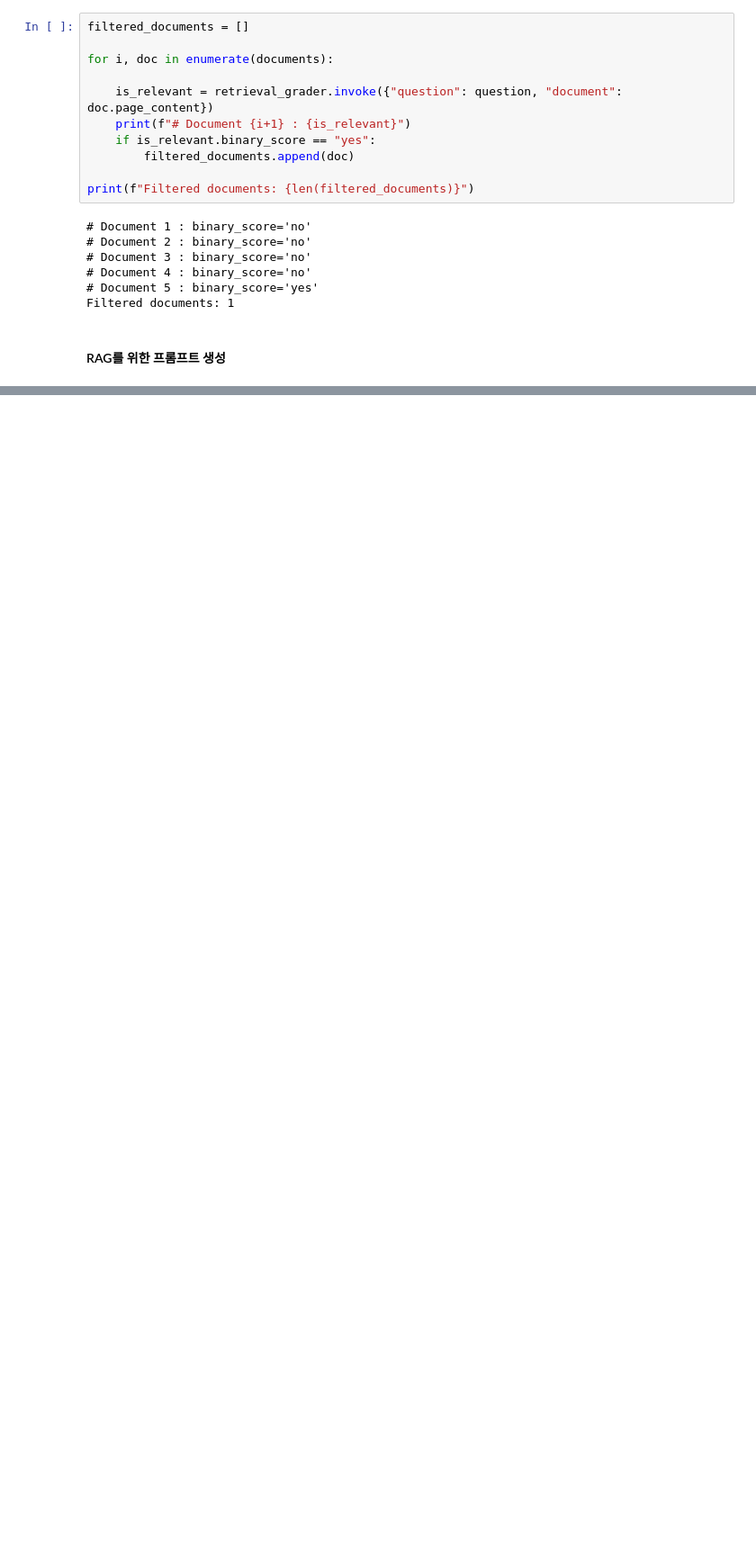
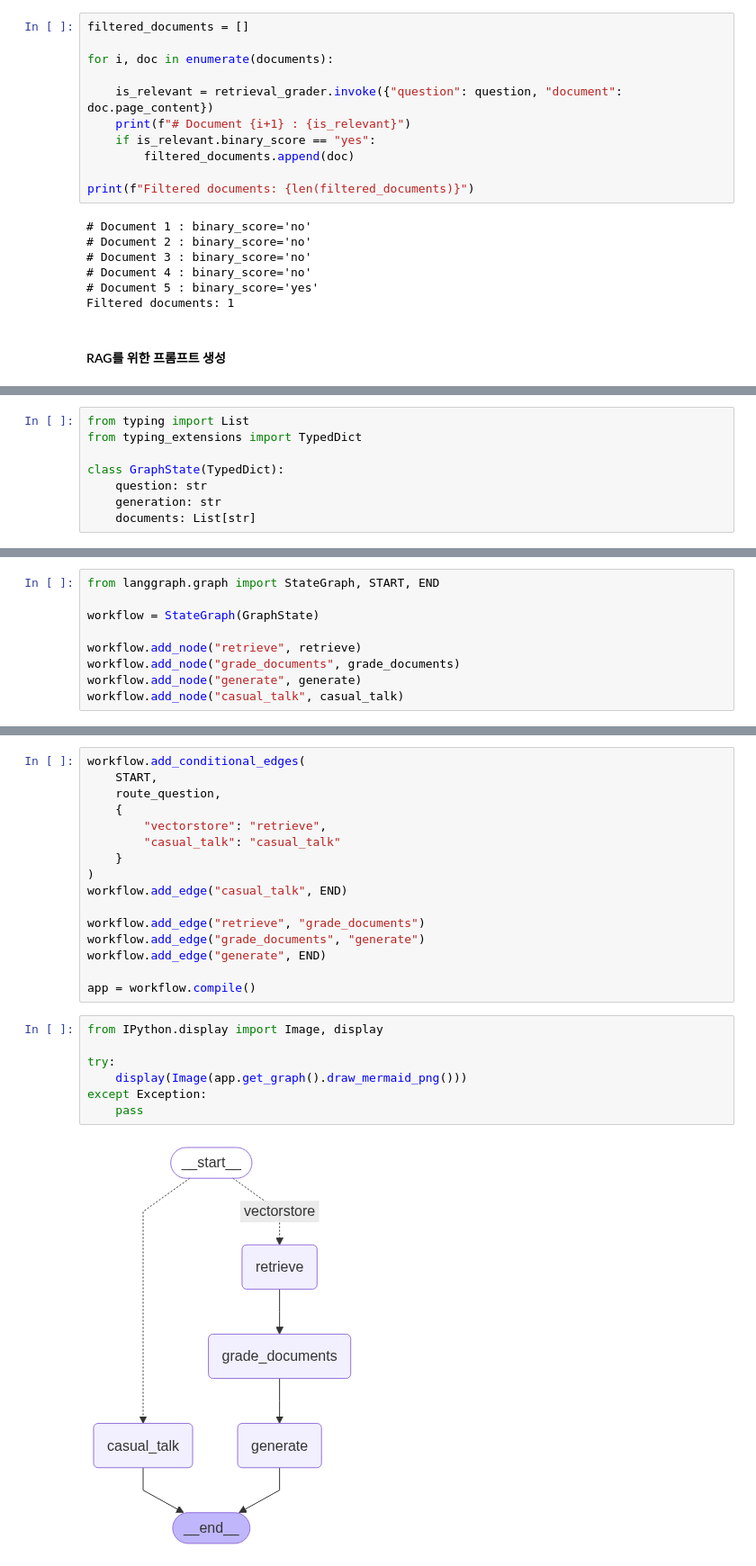
Before and after one commit to guraband/llm-ai-agent, a Jupyter notebook: chapter13/rag_with_langgraph.ipynb, the cells around one changed output, grey strips where cells are left out. Shown: that part at 90% size. Saved outputs shown, nothing was run; the diff lists cells and outputs as text; blank space fills up the shorter version.

```diff
--- a/chapter13/rag_with_langgraph.ipynb
+++ b/chapter13/rag_with_langgraph.ipynb
@@ -263,0 +266,8 @@ content='서울시는 자율주행 관련 계획을 다음과 같이 수립하
+# %%
+from typing import List
+from typing_extensions import TypedDict
+
+class GraphState(TypedDict):
+    question: str
+    generation: str
+    documents: List[str]
@@ -263,0 +363,9 @@ content='서울시는 자율주행 관련 계획을 다음과 같이 수립하
+# %%
+from langgraph.graph import StateGraph, START, END
+
+workflow = StateGraph(GraphState)
+
+workflow.add_node("retrieve", retrieve)
+workflow.add_node("grade_documents", grade_documents)
+workflow.add_node("generate", generate)
+workflow.add_node("casual_talk", casual_talk)
@@ -263,0 +374,25 @@ content='서울시는 자율주행 관련 계획을 다음과 같이 수립하
+# %%
+workflow.add_conditional_edges(
+    START,
+    route_question,
+    {
+        "vectorstore": "retrieve",
+        "casual_talk": "casual_talk"
+    }
+)
+workflow.add_edge("casual_talk", END)
+
+workflow.add_edge("retrieve", "grade_documents")
+workflow.add_edge("grade_documents", "generate")
+workflow.add_edge("generate", END)
+
+app = workflow.compile()
+# %%
+from IPython.display import Image, display
+
+try:
+    display(Image(app.get_graph().draw_mermaid_png()))
+except Exception:
+    pass
+# %% [output]
+[figure, added]
```
Also changed, not shown: parts of 12 cells of this notebook.
